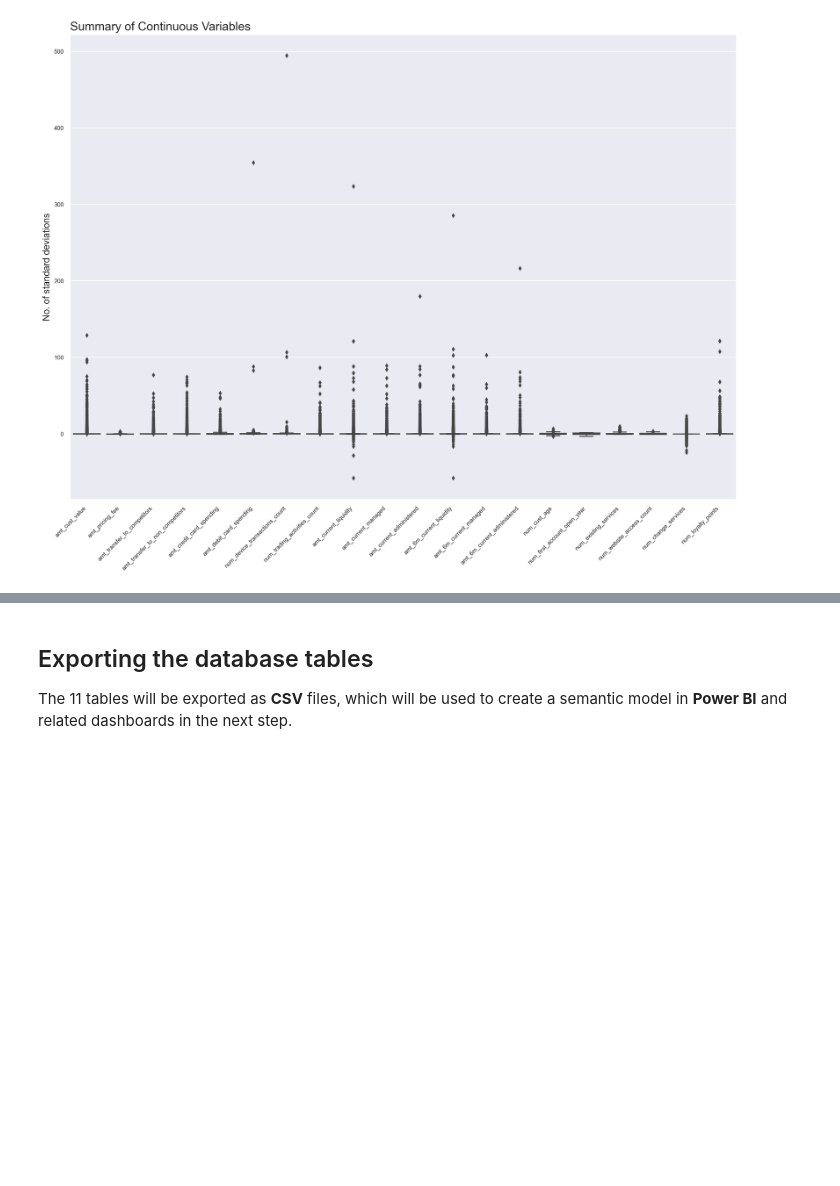
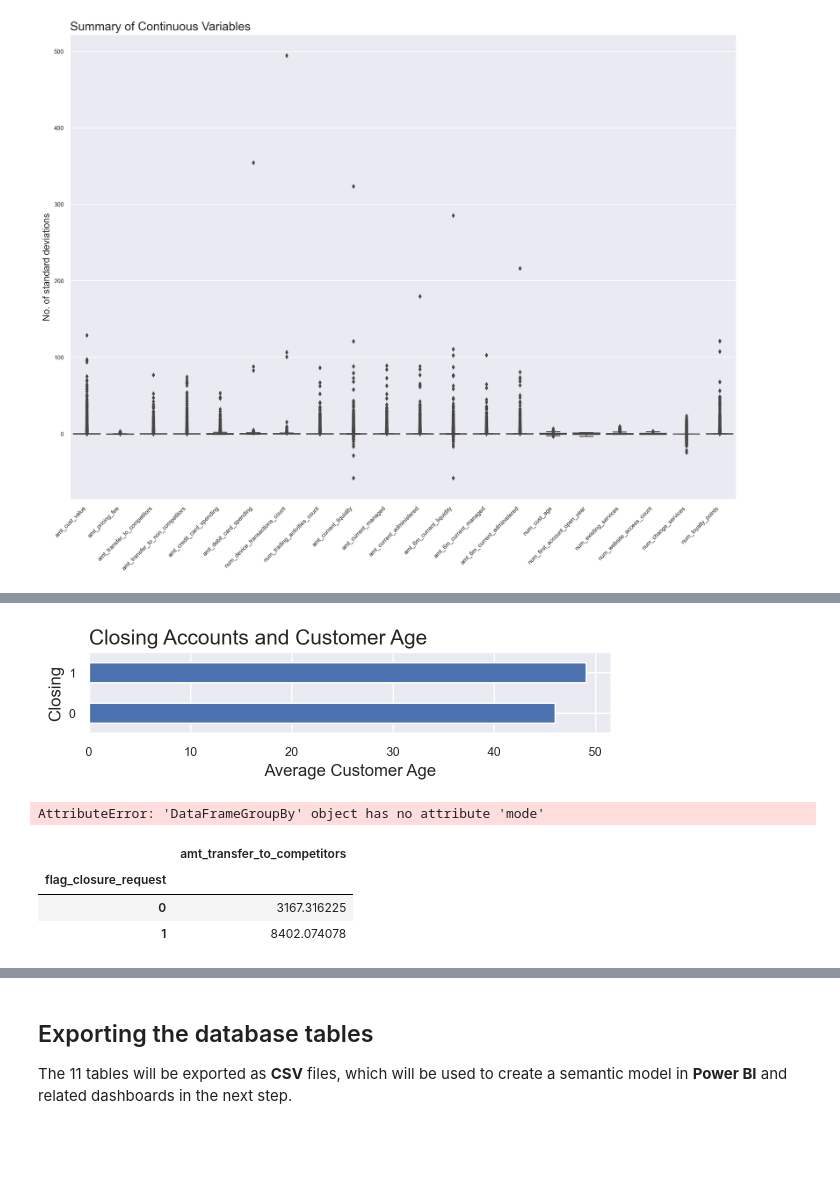
Before and after one commit to fedfioravanti/Bank-Churn-Prediction, a Jupyter notebook: notebooks/Bank-Churn-01-Intro-EDA.ipynb, the cells around one changed output, grey strips where cells are left out. Drawn from its saved outputs; the diff is of its cells as text; code cells hidden in the pictures; blank space fills up the shorter version.

```diff
--- a/notebooks/Bank-Churn-01-Intro-EDA.ipynb
+++ b/notebooks/Bank-Churn-01-Intro-EDA.ipynb
@@ -659,0 +682,27 @@ plt.show()
+# %%
+# create a horizontal bar plot showing the average customer age for remaining and closing accounts
+cust_age.plot(kind='barh', rot=0, figsize=(6,1))
+plt.title('Closing Accounts and Customer Age', loc='left', fontsize = 15)
+plt.ylabel('Closing', fontsize = 12)
+plt.xlabel('Average Customer Age', fontsize = 12)
+
+plt.legend('', frameon=False)
+
+plt.show()
+# %% [output]
+[figure, added]
+# %%
+# display the average customer age for remaining and closing accounts
+cust_profession = df.groupby('flag_closure_request')[['cust_profession']].mode()
+cust_profession
+# %% [output]
+AttributeError: 'DataFrameGroupBy' object has no attribute 'mode'
+# %%
+# display the average transfers to competitors value for remaining and closing accounts
+transf_comp = df.groupby('flag_closure_request')[['amt_transfer_to_competitors']].mean()
+transf_comp
+# %% [output]
+|  | amt_transfer_to_competitors |
+| flag_closure_request |  |
+| 0 | 3167.316225 |
+| 1 | 8402.074078 |
```
Also changed, not shown: parts of 9 cells of this notebook.
